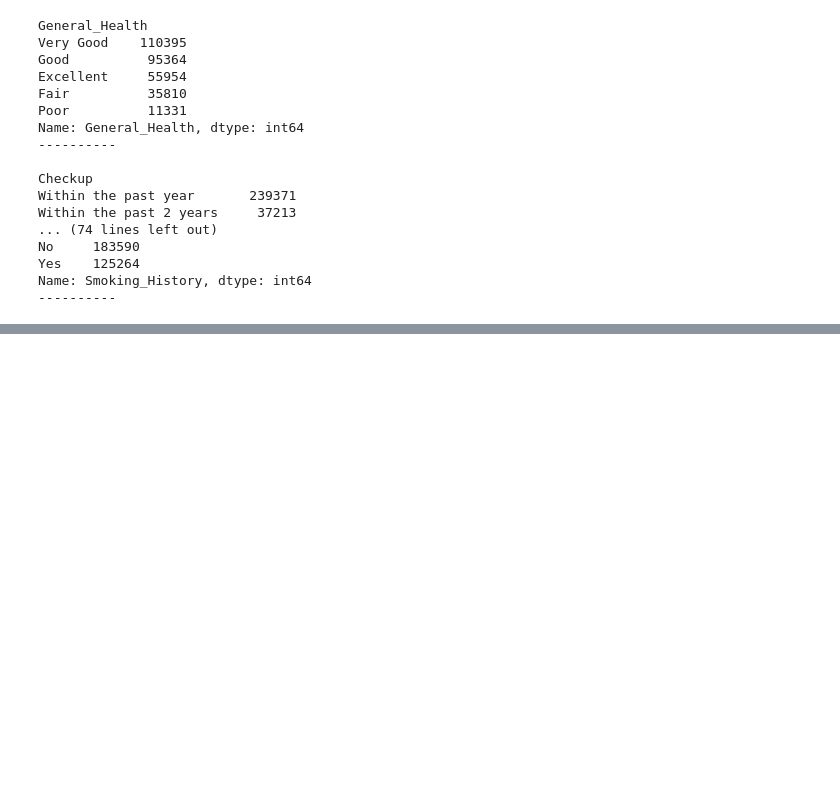
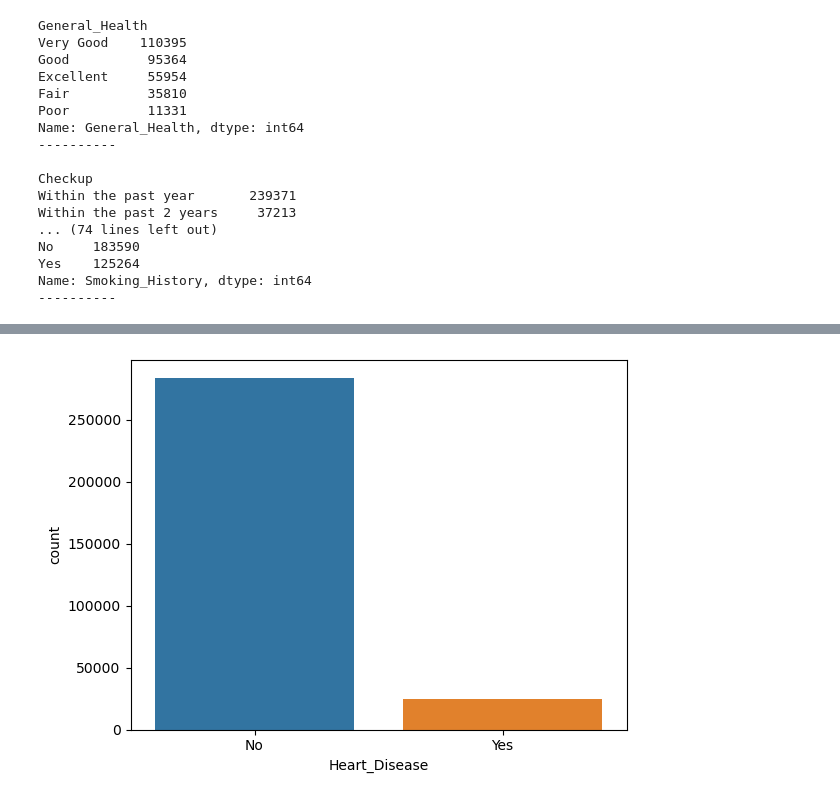
Before and after one commit to rlodetti/classification_project, a Jupyter notebook: 01 - Data Understanding.ipynb, the cells around one changed output, grey strips where cells are left out. Drawn from its saved outputs; the diff is of its cells as text; code cells hidden in the pictures; blank space fills up the shorter version.

```diff
--- a/01 - Data Understanding.ipynb
+++ b/01 - Data Understanding.ipynb
@@ -118,0 +137,6 @@ dummy = ['Exercise', 'Heart_Disease', 'Skin_Cancer', 'Depression', 'Arthritis',
+# %%
+# Our target variable is very imbalanced.
+g = sns.countplot(data = df, x= "Heart_Disease")
+plt.show();
+# %% [output]
+[figure, added]
```
Also changed, not shown: parts of 18 cells of this notebook, 7 other files.
